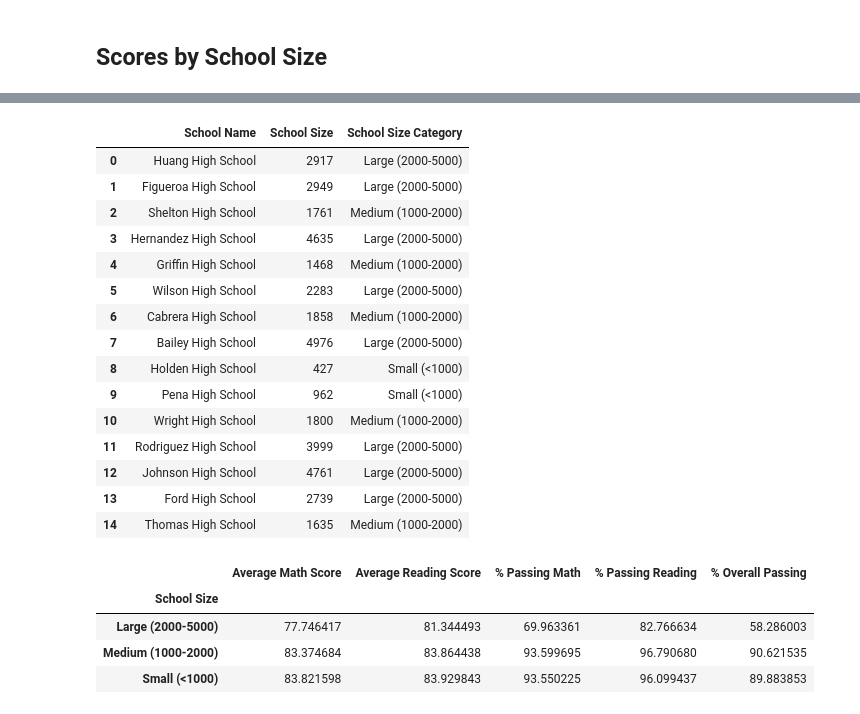
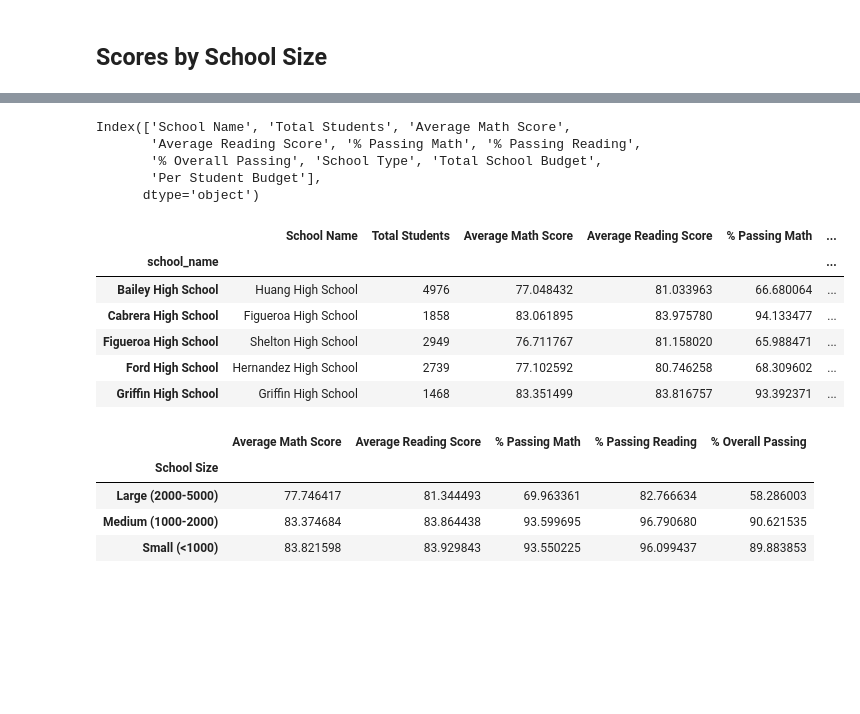
Before and after one commit to Gabriel-8813/pandas-challenge, a Jupyter notebook: PyCitySchools_starter.ipynb, the cells around one changed output, grey strips where cells are left out. Cells and saved outputs as stored; diff of their text form; code cells hidden in the pictures; blank space fills up the shorter version.

```diff
--- a/PyCitySchools_starter.ipynb
+++ b/PyCitySchools_starter.ipynb
@@ -474,27 +452,25 @@ per_school_counts_df
+# %%
+print(school_size_df.columns)
+# %% [output]
+Index(['School Name', 'Total Students', 'Average Math Score',
+       'Average Reading Score', '% Passing Math', '% Passing Reading',
+       '% Overall Passing', 'School Type', 'Total School Budget',
+       'Per Student Budget'],
+      dtype='object')
 # %%
-# Use `pd.cut` on the per_school_counts Series from earlier to categorize school size based on the bins.
-per_school_counts_df['School Size Category'] = pd.cut(per_school_counts_df['School Size'], bins=size_bins, labels=labels)
+# Use `pd.cut` to categorize school size based on the bins.
+school_size_df["School Size"] = pd.cut(school_size_df["Total Students"], bins=size_bins, labels=labels)
 
 # Convert School Size Category to a string
-per_school_counts_df["School Size Category"] = per_school_counts_df["School Size Category"].astype(str)
+school_size_df["School Size"] = school_size_df["School Size"].astype(str)
 
 # Display the DataFrame
-school_size_df = per_school_counts_df  # Assign to school_size_df if needed
-school_size_df
+school_size_df.head()
 # %% [output]
-|  | School Name | School Size | School Size Category |
-| 0 | Huang High School | 2917 | Large (2000-5000) |
-| 1 | Figueroa High School | 2949 | Large (2000-5000) |
-| 2 | Shelton High School | 1761 | Medium (1000-2000) |
-| 3 | Hernandez High School | 4635 | Large (2000-5000) |
-| 4 | Griffin High School | 1468 | Medium (1000-2000) |
-| 5 | Wilson High School | 2283 | Large (2000-5000) |
-| 6 | Cabrera High School | 1858 | Medium (1000-2000) |
-| 7 | Bailey High School | 4976 | Large (2000-5000) |
-| 8 | Holden High School | 427 | Small (<1000) |
-| 9 | Pena High School | 962 | Small (<1000) |
-| 10 | Wright High School | 1800 | Medium (1000-2000) |
-| 11 | Rodriguez High School | 3999 | Large (2000-5000) |
-| 12 | Johnson High School | 4761 | Large (2000-5000) |
-| 13 | Ford High School | 2739 | Large (2000-5000) |
-| 14 | Thomas High School | 1635 | Medium (1000-2000) |
+|  | School Name | Total Students | Average Math Score | Average Reading Score | % Passing Math | ... |
+| school_name |  |  |  |  |  | ... |
+| Bailey High School | Huang High School | 4976 | 77.048432 | 81.033963 | 66.680064 | ... |
+| Cabrera High School | Figueroa High School | 1858 | 83.061895 | 83.975780 | 94.133477 | ... |
+| Figueroa High School | Shelton High School | 2949 | 76.711767 | 81.158020 | 65.988471 | ... |
+| Ford High School | Hernandez High School | 2739 | 77.102592 | 80.746258 | 68.309602 | ... |
+| Griffin High School | Griffin High School | 1468 | 83.351499 | 83.816757 | 93.392371 | ... |
```
Also changed, not shown: parts of 13 cells of this notebook, 1 other file.
